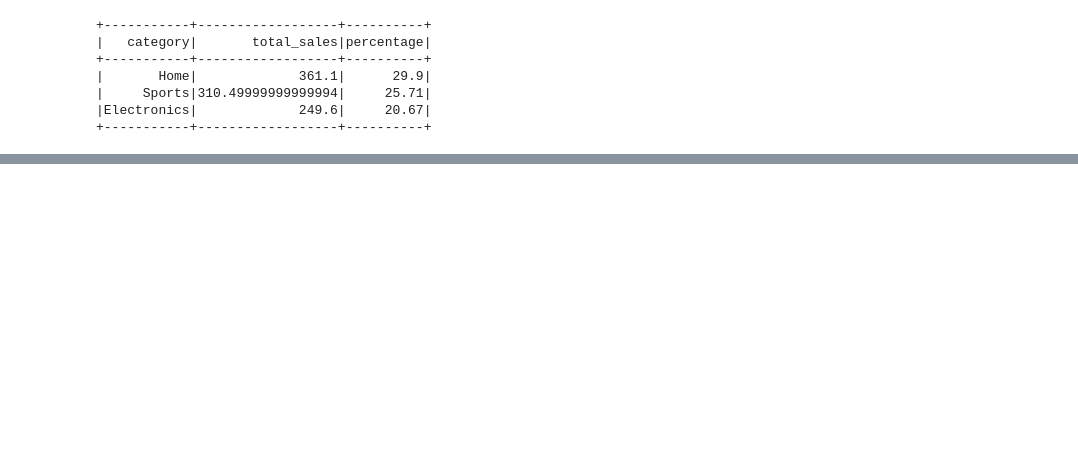
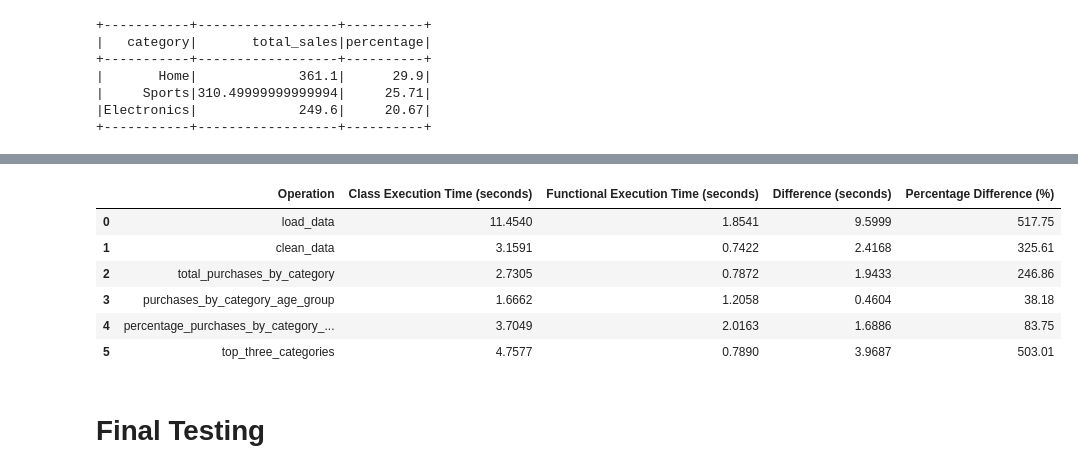
Before and after one commit to DeadNord/goit-de-hw-03, a Jupyter notebook: main.ipynb, the cells around one changed output, grey strips where cells are left out. Saved outputs shown, nothing was run; the diff lists cells and outputs as text; code cells hidden in the pictures; blank space fills up the shorter version.

Commit message:
add testing

```diff
--- a/main.ipynb
+++ b/main.ipynb
@@ -142,0 +329,33 @@ spark.stop()
+# %%
+comparison_data = []
+for key in processor.timings:
+    class_time = processor.timings[key]
+    func_time = functional_timings.get(key, 0)
+    abs_diff = class_time - func_time  # Keep the sign to indicate faster or slower
+    # Avoid division by zero
+    if func_time != 0:
+        percent_diff = (abs_diff / func_time) * 100
+    else:
+        percent_diff = 0
+    comparison_data.append(
+        {
+            "Operation": key,
+            "Class Execution Time (seconds)": round(class_time, 4),
+            "Functional Execution Time (seconds)": round(func_time, 4),
+            "Difference (seconds)": round(abs_diff, 4),
+            "Percentage Difference (%)": round(percent_diff, 2),
+        }
+    )
+
+comparison_df = pd.DataFrame(comparison_data)
+display(comparison_df)
+# %% [output]
+|  | Operation | Class Execution Time (seconds) | Functional Execution Time (seconds) | Difference (seconds) | Percentage Difference (%) |
+| 0 | load_data | 11.4540 | 1.8541 | 9.5999 | 517.75 |
+| 1 | clean_data | 3.1591 | 0.7422 | 2.4168 | 325.61 |
+| 2 | total_purchases_by_category | 2.7305 | 0.7872 | 1.9433 | 246.86 |
+| 3 | purchases_by_category_age_group | 1.6662 | 1.2058 | 0.4604 | 38.18 |
+| 4 | percentage_purchases_by_category_... | 3.7049 | 2.0163 | 1.6886 | 83.75 |
+| 5 | top_three_categories | 4.7577 | 0.7890 | 3.9687 | 503.01 |
+# %% [markdown]
+# Final Testing
```
Also changed, not shown: parts of 31 cells of this notebook.
